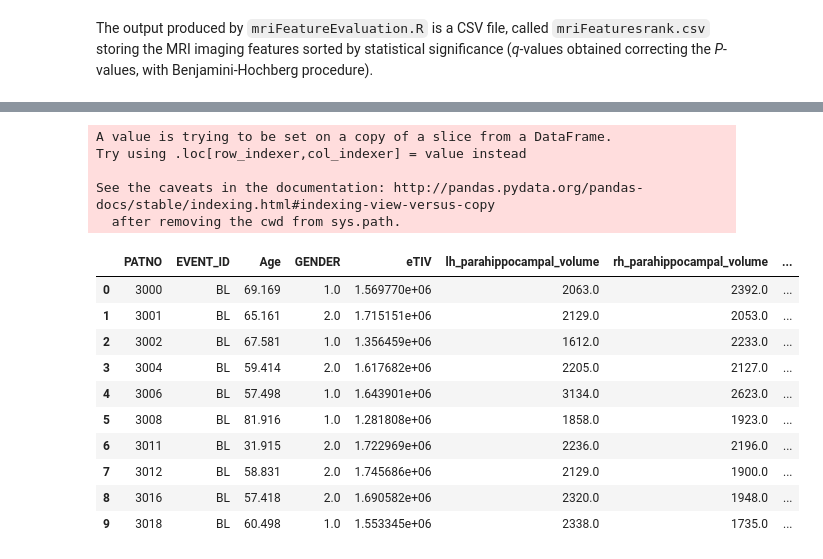
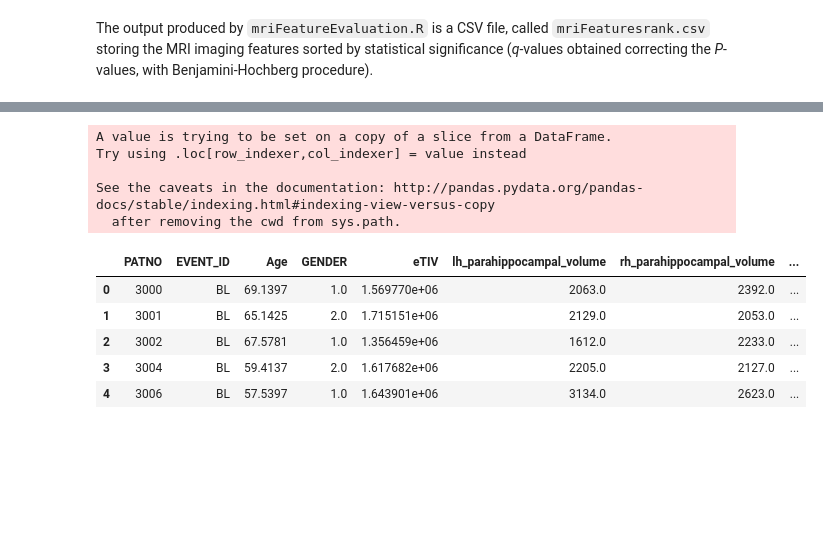
Before and after one commit to InfOmics/MUVIG, a Jupyter notebook: src/1-Preprocessing/4-mri_preprocessing.ipynb, the cells around one changed output, grey strips where cells are left out. Drawn from its saved outputs; the diff is of its cells as text; code cells hidden in the pictures; blank space fills up the shorter version.

```diff
--- a/src/1-Preprocessing/4-mri_preprocessing.ipynb
+++ b/src/1-Preprocessing/4-mri_preprocessing.ipynb
@@ -58,0 +44,11 @@ mri.head(n=10)
+# %%
+ppmi_baseline_data = pd.read_csv(os.path.join(patient_data_path, "PPMI-baseline_data.csv"))
+mri = ppmi_baseline_data.iloc[:,760:1027]
+mri["PATNO"] = ppmi_baseline_data.PATNO.tolist()
+mri["EVENT_ID"] = ppmi_baseline_data.EVENT_ID.tolist()
+mri["GENDER"] = ppmi_baseline_data.GENDER.tolist()
+mri["Age"] = ppmi_baseline_data.age
+cols = mri.columns.tolist()
+cols = [cols[-4], cols[-3], cols[-2], cols[-1]] + cols[:-4]
+mri = mri[cols]
+mri.head()
@@ -106,10 +110,14 @@ mri_foi.head(n=10)
 # %% [markdown]
 We still have data of subjects not considered in our study. So, let's retrieve data of those individuals.
 # %%
-eu_pats_noswedd = pd.read_csv("../../data/genotyping/PPMI_eu_noswedd_ds.fam", header=None, sep=" ")
+ppmi_ceu_fam = pd.read_csv(
+    os.path.join(genotyping_path, "PPMI_merge_ceu_ds.fam"),
+    sep="\s+",
+    header=None
+)
 
-mri_foi_eu_noswedd = mri_foi[mri_foi["PATNO"].isin(eu_pats_noswedd.iloc[:,1].tolist())]
-mri_foi_eu_noswedd = mri_foi_eu_noswedd.sort_values(["PATNO"]).reset_index(drop=True)
-mri_foi_eu_noswedd.head(n=10)
+mri_foi_ceu = mri_foi[mri_foi.PATNO.isin(ppmi_ceu_fam.iloc[:,1].tolist())]
+mri_foi_ceu = mri_foi_ceu.sort_values("PATNO").reset_index(drop=True)
+mri_foi_ceu.head()
 # %% [output]
 |  | PATNO | EVENT_ID | Age | GENDER | eTIV | lh_parahippocampal_volume | rh_parahippocampal_volume | ... |
@@ -168,0 +132,4 @@ mri_foi_eu_noswedd_bl.head(n=10)
+# %%
+print(mri_foi_ceu.shape)
+mri_foi_ceu = mri_foi_ceu.dropna()
+print(mri_foi_ceu.shape)
@@ -253,7 +235,7 @@ Parahippocampal (right side) features have good predictive power (*q*-value $< 0
 
 Let's now explore how parahippocampal values distribute.
 # %%
-mri_parahippo = mri_foi_eu_noswedd_bl[
+mri_parahippo = mri_foi_ceu[
     [
         "PATNO",
         "EVENT_ID",
@@ -268,6 +250,6 @@ mri_parahippo = mri_foi_eu_noswedd_bl[
         "rh_parahippocampal_area"
     ]
 ]
-mri_parahippo.head(n=10)
+mri_parahippo.head()
 # %% [output]
 |  | PATNO | EVENT_ID | Age | GENDER | eTIV | lh_parahippocampal_volume | rh_parahippocampal_volume | ... |
@@ -284,23 +261,18 @@ mri_parahippo.head(n=10)
 # %%
 # add enrolment cathegory
-status = pd.read_csv("../../data/patient_docs/Patient_Status.csv").sort_values(["PATNO"]).reset_index(drop=True)
-status = status[status.PATNO.isin(mri_parahippo.iloc[:,0].tolist())].reset_index(drop=True)
-mri_parahippo["ENROLL_CAT"] = status.iloc[:,4].tolist()
-mri_parahippo.head(n=10)
+ppmi_ceu_mri = ppmi_baseline_data[ppmi_baseline_data.PATNO.isin(mri_foi_ceu.PATNO.tolist())].reset_index(drop=True)
+ppmi_ceu_mri.sort_values("PATNO", ascending=True)
+mri_parahippo["ENROLL_CAT"] = ppmi_ceu_mri.ENROLL_CAT.tolist()
+mri_parahippo.head()
 # %% [output]
 A value is trying to be set on a copy of a slice from a DataFrame.
 Try using .loc[row_indexer,col_indexer] = value instead
 
 See the caveats in the documentation: http://pandas.pydata.org/pandas-docs/stable/indexing.html#indexing-view-versus-copy
   after removing the cwd from sys.path.
 |  | PATNO | EVENT_ID | Age | GENDER | eTIV | lh_parahippocampal_volume | rh_parahippocampal_volume | ... |
-| 0 | 3000 | BL | 69.169 | 1.0 | 1.569770e+06 | 2063.0 | 2392.0 | ... |
-| 1 | 3001 | BL | 65.161 | 2.0 | 1.715151e+06 | 2129.0 | 2053.0 | ... |
-| 2 | 3002 | BL | 67.581 | 1.0 | 1.356459e+06 | 1612.0 | 2233.0 | ... |
-| 3 | 3004 | BL | 59.414 | 2.0 | 1.617682e+06 | 2205.0 | 2127.0 | ... |
-| 4 | 3006 | BL | 57.498 | 1.0 | 1.643901e+06 | 3134.0 | 2623.0 | ... |
-| 5 | 3008 | BL | 81.916 | 1.0 | 1.281808e+06 | 1858.0 | 1923.0 | ... |
-| 6 | 3011 | BL | 31.915 | 2.0 | 1.722969e+06 | 2236.0 | 2196.0 | ... |
-| 7 | 3012 | BL | 58.831 | 2.0 | 1.745686e+06 | 2129.0 | 1900.0 | ... |
-| 8 | 3016 | BL | 57.418 | 2.0 | 1.690582e+06 | 2320.0 | 1948.0 | ... |
-| 9 | 3018 | BL | 60.498 | 1.0 | 1.553345e+06 | 2338.0 | 1735.0 | ... |
+| 0 | 3000 | BL | 69.1397 | 1.0 | 1.569770e+06 | 2063.0 | 2392.0 | ... |
+| 1 | 3001 | BL | 65.1425 | 2.0 | 1.715151e+06 | 2129.0 | 2053.0 | ... |
+| 2 | 3002 | BL | 67.5781 | 1.0 | 1.356459e+06 | 1612.0 | 2233.0 | ... |
+| 3 | 3004 | BL | 59.4137 | 2.0 | 1.617682e+06 | 2205.0 | 2127.0 | ... |
+| 4 | 3006 | BL | 57.5397 | 1.0 | 1.643901e+06 | 3134.0 | 2623.0 | ... |
```
Also changed, not shown: parts of 45 cells of this notebook.
